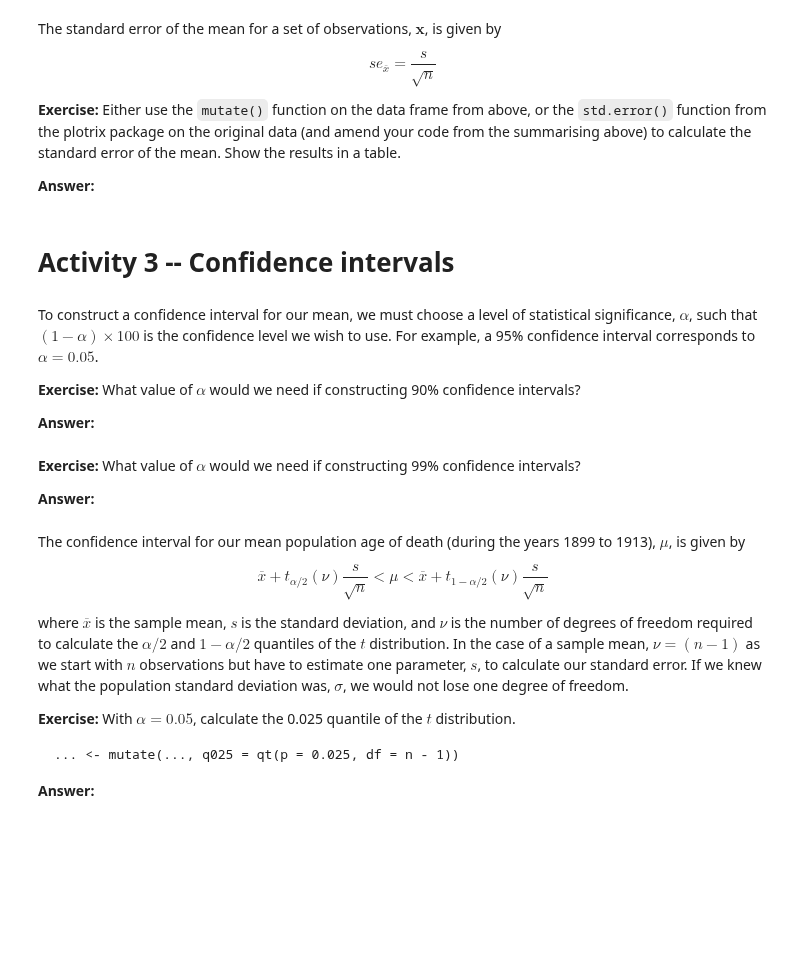
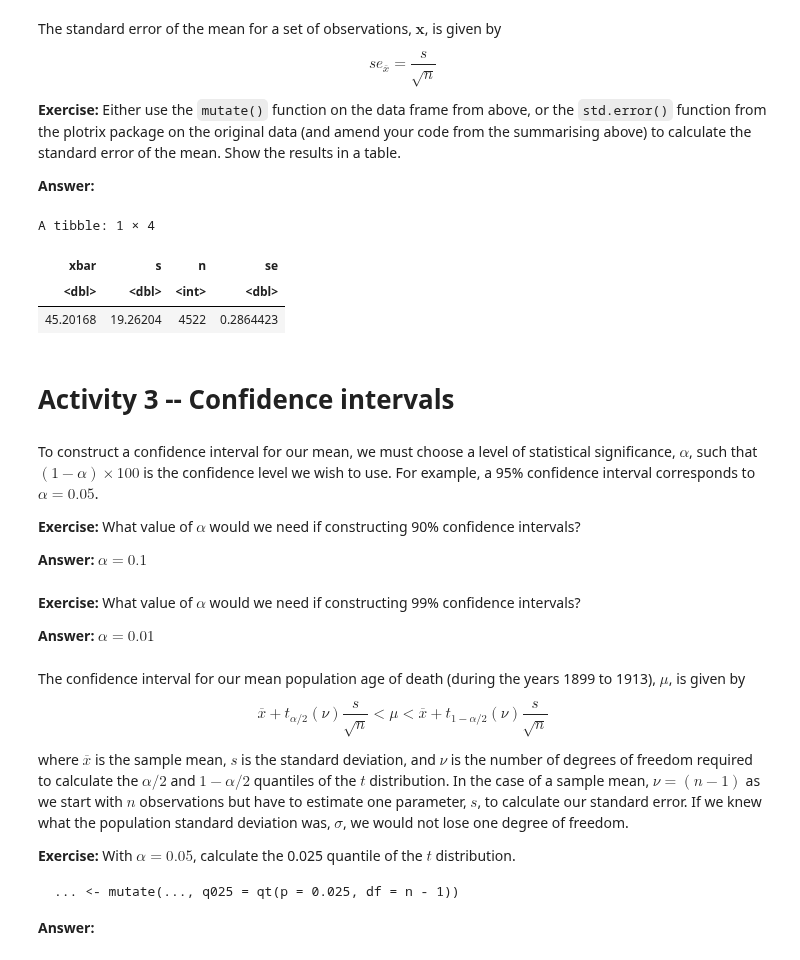
Before and after one commit to matthewbegun/MXN500, a Jupyter notebook: MXN500_2024_WOR_06_R.ipynb, the cells around one changed output. Saved outputs shown, nothing was run; the diff lists cells and outputs as text; code cells hidden in the pictures; blank space fills up the shorter version.

```diff
--- a/MXN500_2024_WOR_06_R.ipynb
+++ b/MXN500_2024_WOR_06_R.ipynb
@@ -119,7 +142,12 @@ $$
 
 **Answer:**
 # %%
-SumStats <- mutate(SumStats, se = s/sqrt(n))
+(SumStats <- mutate(SumStats, se = s/sqrt(n)))
+# %% [output]
+A tibble: 1 × 4
+| xbar | s | n | se |
+| <dbl> | <dbl> | <int> | <dbl> |
+| 45.20168 | 19.26204 | 4522 | 0.2864423 |
 # %% [markdown]
 # Activity 3 -- Confidence intervals
 # %% [markdown]
@@ -127,4 +155,4 @@ To construct a confidence interval for our mean, we must choose a level of stati
 
 **Exercise:** What value of $\alpha$ would we need if constructing 90% confidence intervals?
 
-**Answer:**
+**Answer:** $\alpha = 0.1$
@@ -135,4 +161,4 @@ To construct a confidence interval for our mean, we must choose a level of stati
 
 **Exercise:** What value of $\alpha$ would we need if constructing 99% confidence intervals?
 
-**Answer:**
+**Answer:** $\alpha = 0.01$
```
Also changed, not shown: parts of 32 cells of this notebook.
